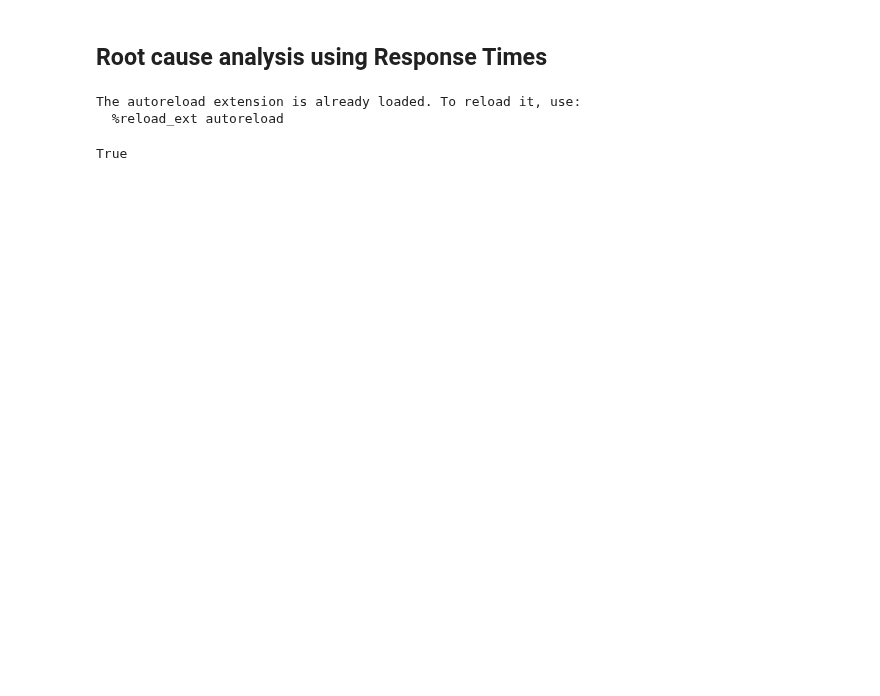
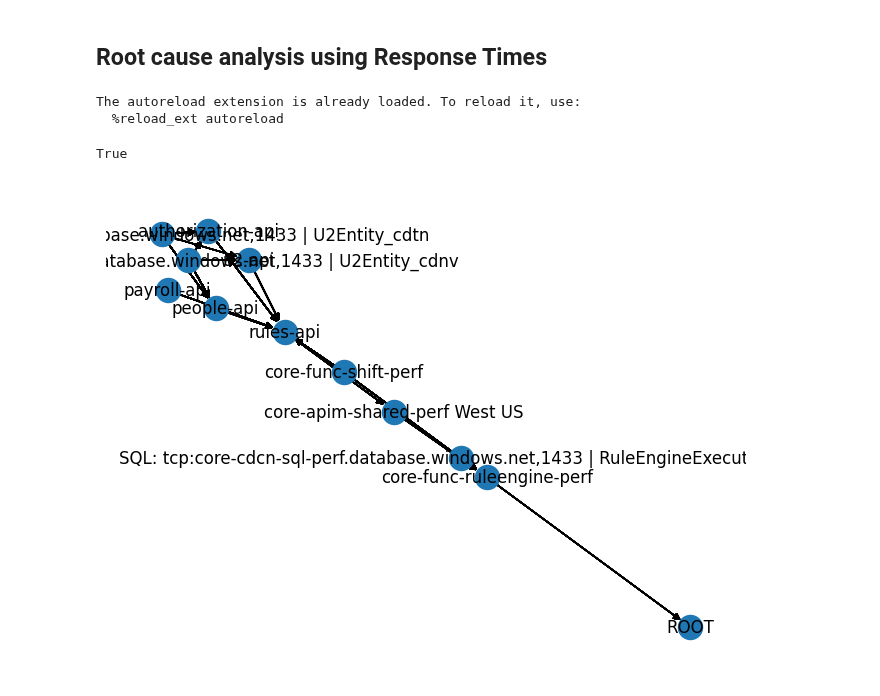
Before and after one commit to sriksmachi/sriksml, a Jupyter notebook: projects/causalmodels_on_microservices/rca_gcm.ipynb, the cells around one changed output. Saved outputs shown, nothing was run; the diff lists cells and outputs as text; code cells hidden in the pictures; blank space fills up the shorter version.

```diff
--- a/projects/causalmodels_on_microservices/rca_gcm.ipynb
+++ b/projects/causalmodels_on_microservices/rca_gcm.ipynb
@@ -39,3 +40,7 @@ True
 df_operationIds_anomaly, df_operationIds_normal = get_data_from_graph(graph)
 normal_data, nx_graph = get_data(df_operationIds_normal, filter="r.total_duration <= 2000")
 anomaly_data, _= get_data(df_operationIds_anomaly, filter="r.total_duration > 2000")
+# %%
+nx.draw(nx_graph, with_labels = True)
+# %% [output]
+[figure, added]
```
Also changed, not shown: parts of 8 cells of this notebook, 1 other file.
